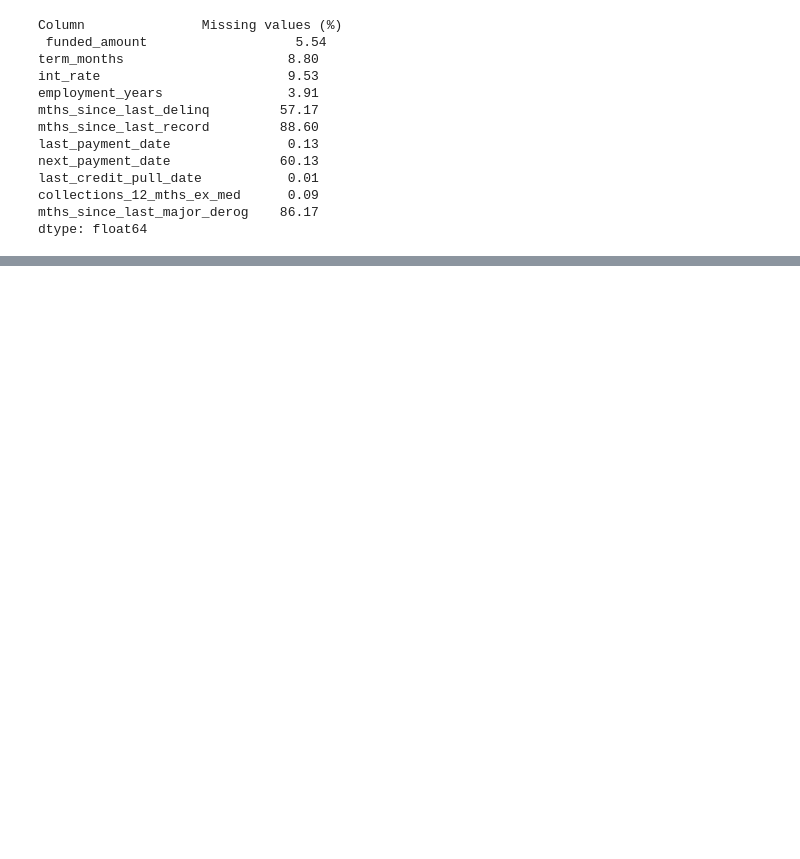
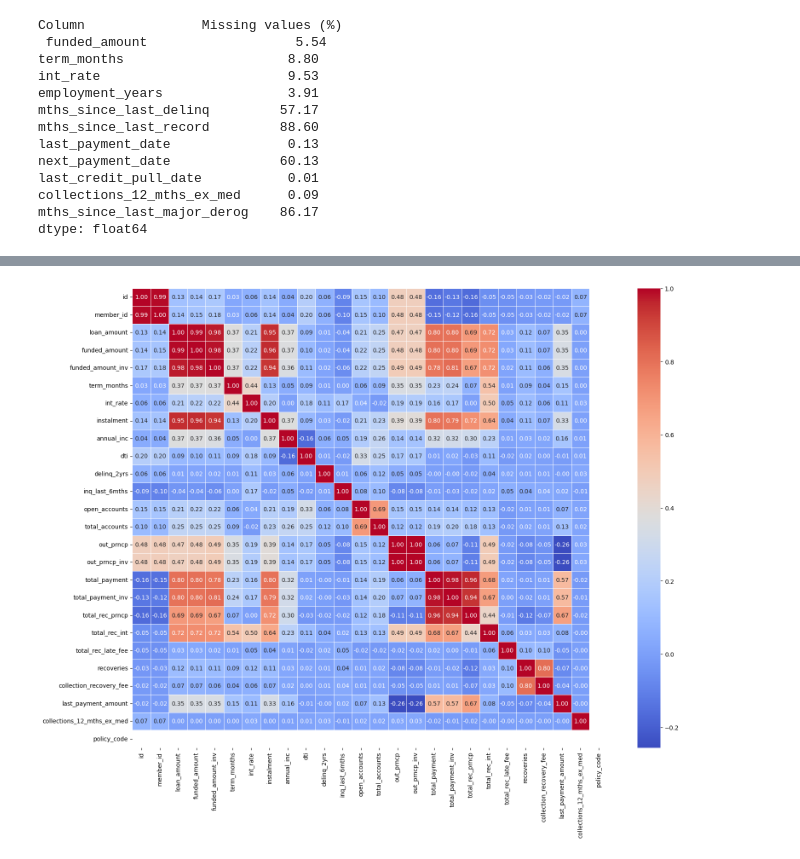
Before and after one commit to armazzer/customer_loans, a Jupyter notebook: missing_data_review.ipynb, the cells around one changed output, grey strips where cells are left out. Drawn from its saved outputs; the diff is of its cells as text; code cells hidden in the pictures; blank space fills up the shorter version.

```diff
--- a/missing_data_review.ipynb
+++ b/missing_data_review.ipynb
@@ -37,0 +129,4 @@ dtype: float64
+# %%
+loans_plots.correlation(18, 14)
+# %% [output]
+[figure, added]
```
Also changed, not shown: parts of 23 cells of this notebook.
